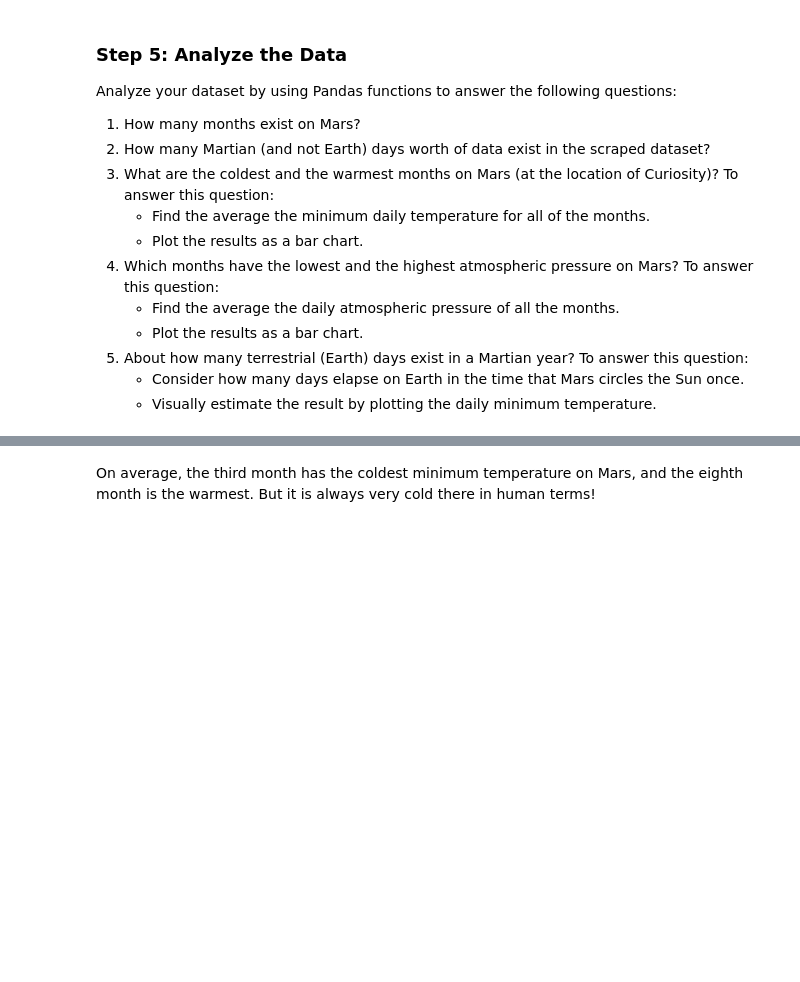
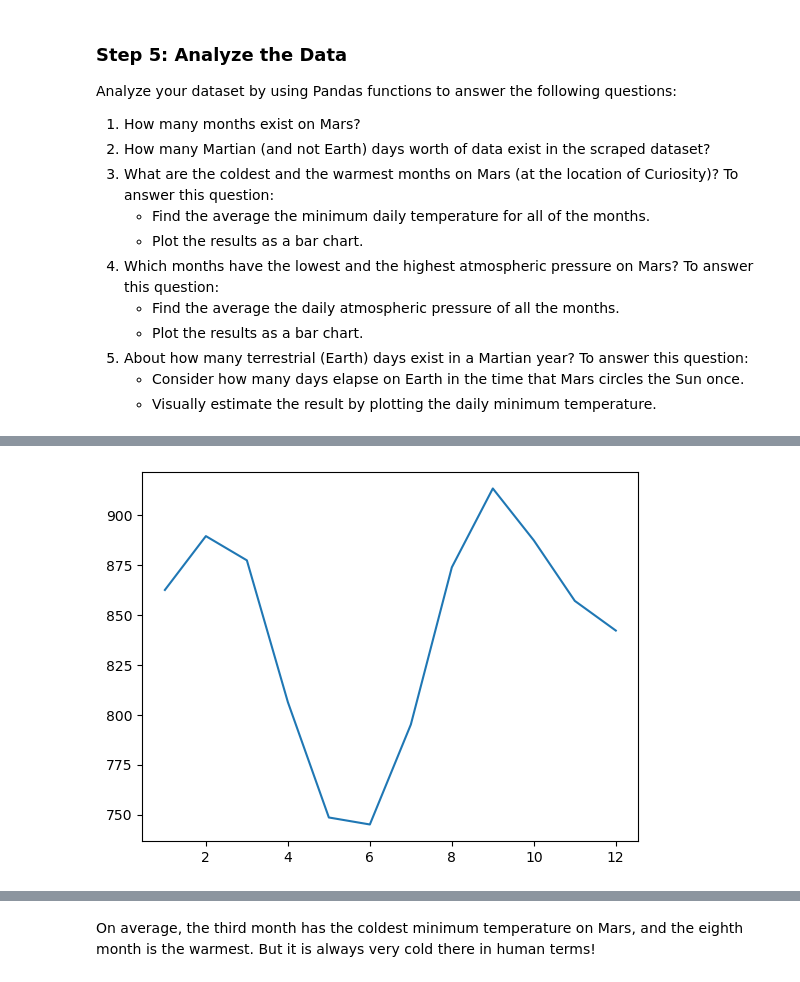
Before and after one commit to motoroid/Mars_challenge, a Jupyter notebook: part_2_mars_weather.ipynb, the cells around one changed output, grey strips where cells are left out. Saved outputs shown, nothing was run; the diff lists cells and outputs as text; code cells hidden in the pictures; blank space fills up the shorter version.

```diff
--- a/part_2_mars_weather.ipynb
+++ b/part_2_mars_weather.ipynb
@@ -195,3 +278,5 @@ Analyze your dataset by using Pandas functions to answer the following questions
 # Identify the coldest and hottest months in Curiosity's location
 # %%
 # 4. Average pressure by Martian month
+avg_month_pressure=mars_df.groupby("month")["pressure"].mean()
+avg_month_pressure
@@ -198,4 +298,8 @@ Analyze your dataset by using Pandas functions to answer the following questions
 # %%
 # Plot the average pressure by month
+plt.plot(avg_month_pressure)
+plt.show()
+# %% [output]
+[figure, added]
 # %%
 # 5. How many terrestrial (earth) days are there in a Martian year?
```
Also changed, not shown: parts of 15 cells of this notebook, 2 other files.
